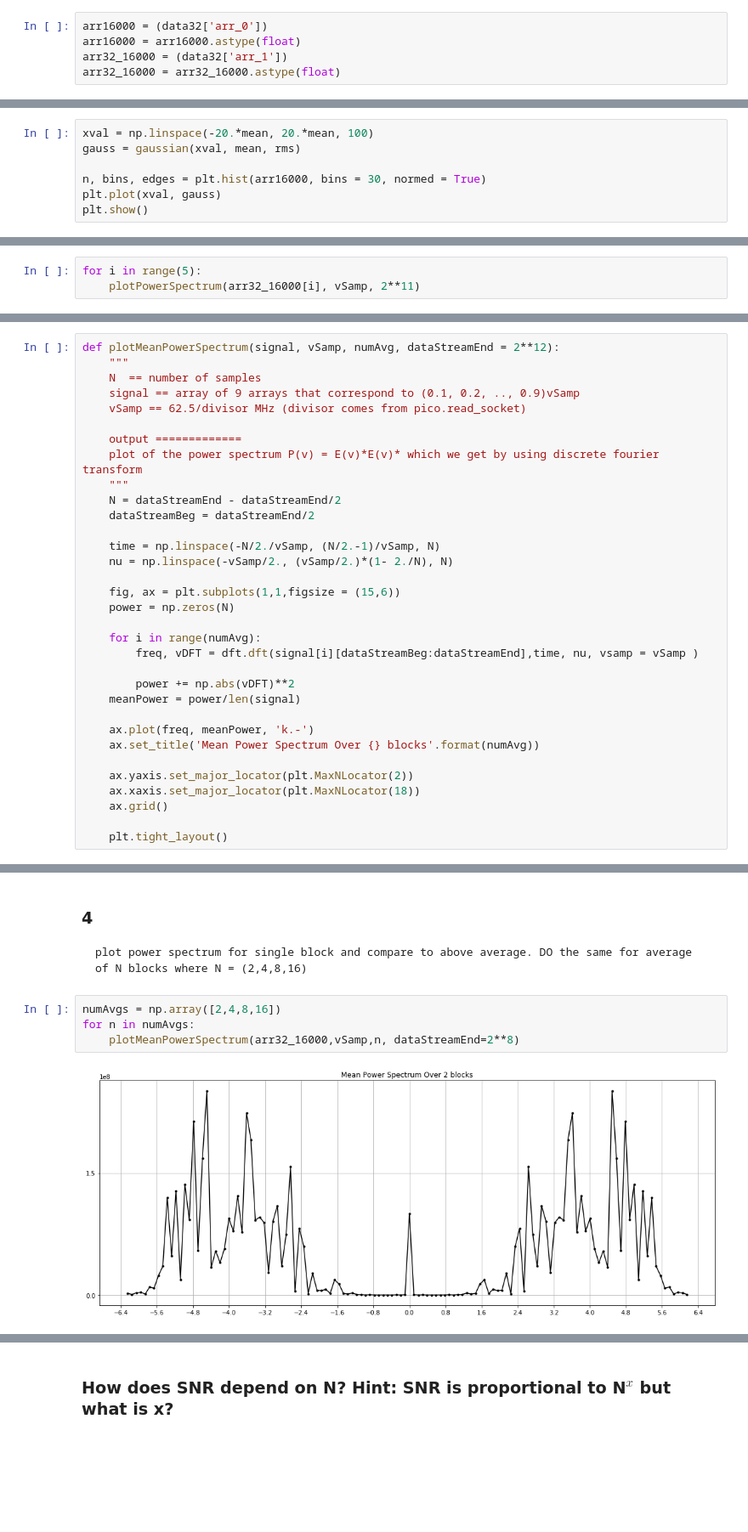
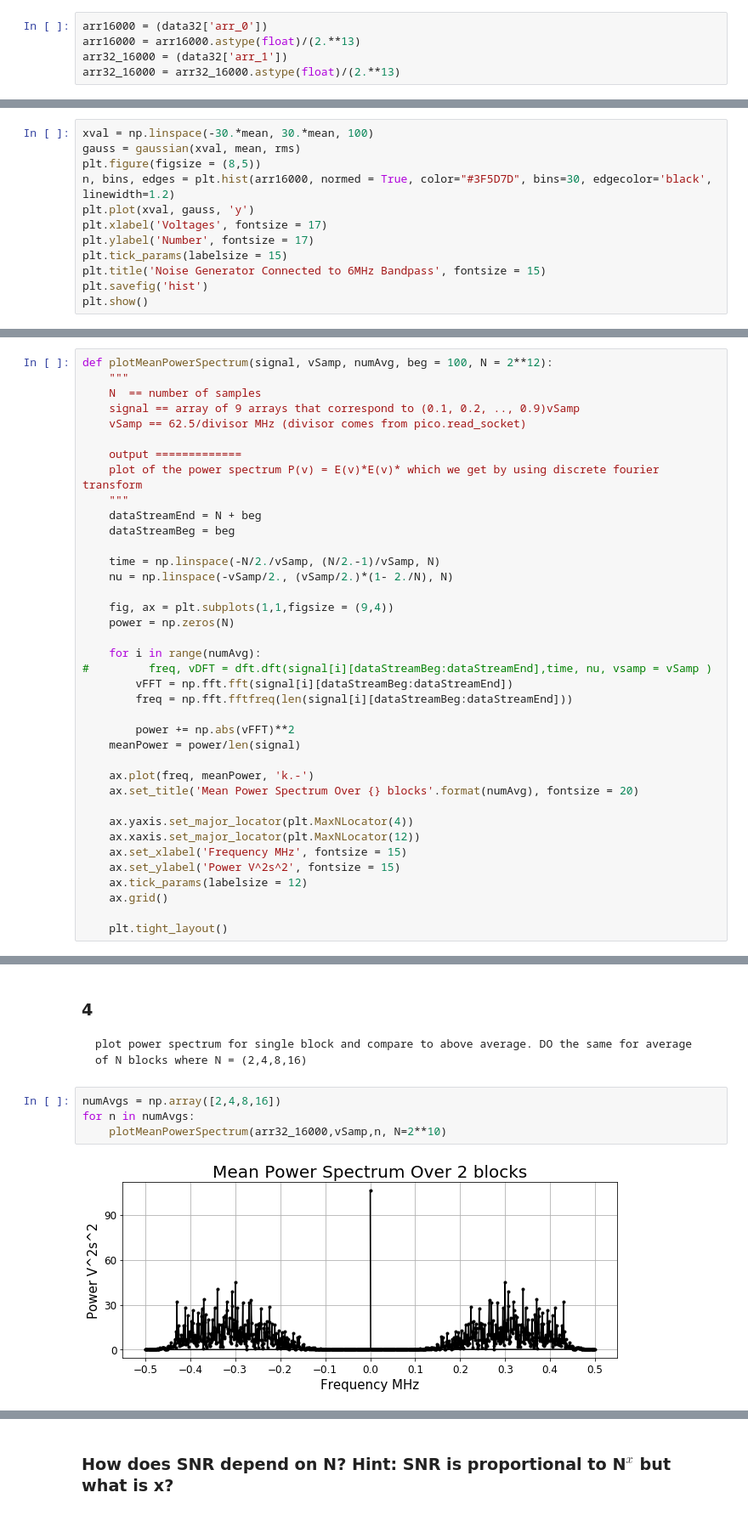
Before and after one commit to ahermosillo/ugastro121, a Jupyter notebook: Lab1/Lab1_dataAnalysis.ipynb, the cells around one changed output, grey strips where cells are left out. Shown at 85% size. Cells and saved outputs as stored; diff of their text form; blank space fills up the shorter version.

```diff
--- a/Lab1/Lab1_dataAnalysis.ipynb
+++ b/Lab1/Lab1_dataAnalysis.ipynb
@@ -348,8 +484,8 @@ NameError: name 'arr16000' is not defined
 # %%
 arr16000 = (data32['arr_0'])
-arr16000 = arr16000.astype(float)
+arr16000 = arr16000.astype(float)/(2.**13)
 arr32_16000 = (data32['arr_1'])
-arr32_16000 = arr32_16000.astype(float)
+arr32_16000 = arr32_16000.astype(float)/(2.**13)
 # %% [markdown]
 ### 1
     What is the mean voltage, mean square voltage, root-mean-square voltage?
@@ -379,10 +519,15 @@ def gaussian(x, mu, sigma):
 # def gaussian(x, mu, sig):
 #     return np.exp(-np.power(x - mu, 2.) / (2 * np.power(sig, 2.)))
 # %%
-xval = np.linspace(-20.*mean, 20.*mean, 100)
+xval = np.linspace(-30.*mean, 30.*mean, 100)
 gauss = gaussian(xval, mean, rms)
-
-n, bins, edges = plt.hist(arr16000, bins = 30, normed = True)
-plt.plot(xval, gauss)
+plt.figure(figsize = (8,5))
+n, bins, edges = plt.hist(arr16000, normed = True, color="#3F5D7D", bins=30, edgecolor='black', linewidth=1.2)
+plt.plot(xval, gauss, 'y')
+plt.xlabel('Voltages', fontsize = 17)
+plt.ylabel('Number', fontsize = 17)
+plt.tick_params(labelsize = 15)
+plt.title('Noise Generator Connected to 6MHz Bandpass', fontsize = 15)
+plt.savefig('hist')
 plt.show()
 # %% [output]
@@ -430,6 +576,3 @@ def plotPowerSpectrum(signal, vSamp, dataStreamEnd = 2**12):
     print("We are sampling with {} points".format(N))
 
     plt.tight_layout()
-# %%
-for i in range(5):
-    plotPowerSpectrum(arr32_16000[i], vSamp, 2**11)
@@ -447,5 +585,5 @@ We are sampling with 1024 points
 # %%
-def plotMeanPowerSpectrum(signal, vSamp, numAvg, dataStreamEnd = 2**12):
+def plotMeanPowerSpectrum(signal, vSamp, numAvg, beg = 100, N = 2**12):
     """
     N  == number of samples
     signal == array of 9 arrays that correspond to (0.1, 0.2, .., 0.9)vSamp
@@ -454,26 +592,31 @@ def plotMeanPowerSpectrum(signal, vSamp, numAvg, dataStreamEnd = 2**12):
     output =============
     plot of the power spectrum P(v) = E(v)*E(v)* which we get by using discrete fourier transform
     """
-    N = dataStreamEnd - dataStreamEnd/2
-    dataStreamBeg = dataStreamEnd/2
+    dataStreamEnd = N + beg
+    dataStreamBeg = beg
 
     time = np.linspace(-N/2./vSamp, (N/2.-1)/vSamp, N)
     nu = np.linspace(-vSamp/2., (vSamp/2.)*(1- 2./N), N)
 
-    fig, ax = plt.subplots(1,1,figsize = (15,6))
+    fig, ax = plt.subplots(1,1,figsize = (9,4))
     power = np.zeros(N)
 
     for i in range(numAvg):
-        freq, vDFT = dft.dft(signal[i][dataStreamBeg:dataStreamEnd],time, nu, vsamp = vSamp )
+#         freq, vDFT = dft.dft(signal[i][dataStreamBeg:dataStreamEnd],time, nu, vsamp = vSamp )
+        vFFT = np.fft.fft(signal[i][dataStreamBeg:dataStreamEnd])
+        freq = np.fft.fftfreq(len(signal[i][dataStreamBeg:dataStreamEnd]))
 
-        power += np.abs(vDFT)**2
+        power += np.abs(vFFT)**2
     meanPower = power/len(signal)
 
     ax.plot(freq, meanPower, 'k.-')
-    ax.set_title('Mean Power Spectrum Over {} blocks'.format(numAvg))
+    ax.set_title('Mean Power Spectrum Over {} blocks'.format(numAvg), fontsize = 20)
 
-    ax.yaxis.set_major_locator(plt.MaxNLocator(2))
-    ax.xaxis.set_major_locator(plt.MaxNLocator(18))
+    ax.yaxis.set_major_locator(plt.MaxNLocator(4))
+    ax.xaxis.set_major_locator(plt.MaxNLocator(12))
+    ax.set_xlabel('Frequency MHz', fontsize = 15)
+    ax.set_ylabel('Power V^2s^2', fontsize = 15)
+    ax.tick_params(labelsize = 12)
     ax.grid()
 
     plt.tight_layout()
@@ -487,6 +631,6 @@ plotMeanPowerSpectrum(arr32_16000,vSamp,len(arr32_16000) )
 # %%
 numAvgs = np.array([2,4,8,16])
 for n in numAvgs:
-    plotMeanPowerSpectrum(arr32_16000,vSamp,n, dataStreamEnd=2**8)
+    plotMeanPowerSpectrum(arr32_16000,vSamp,n, N=2**10)
 # %% [output]
-[figure, old version]
+[figure, new version]
```
Also changed, not shown: parts of 77 cells of this notebook, 33 other files.
